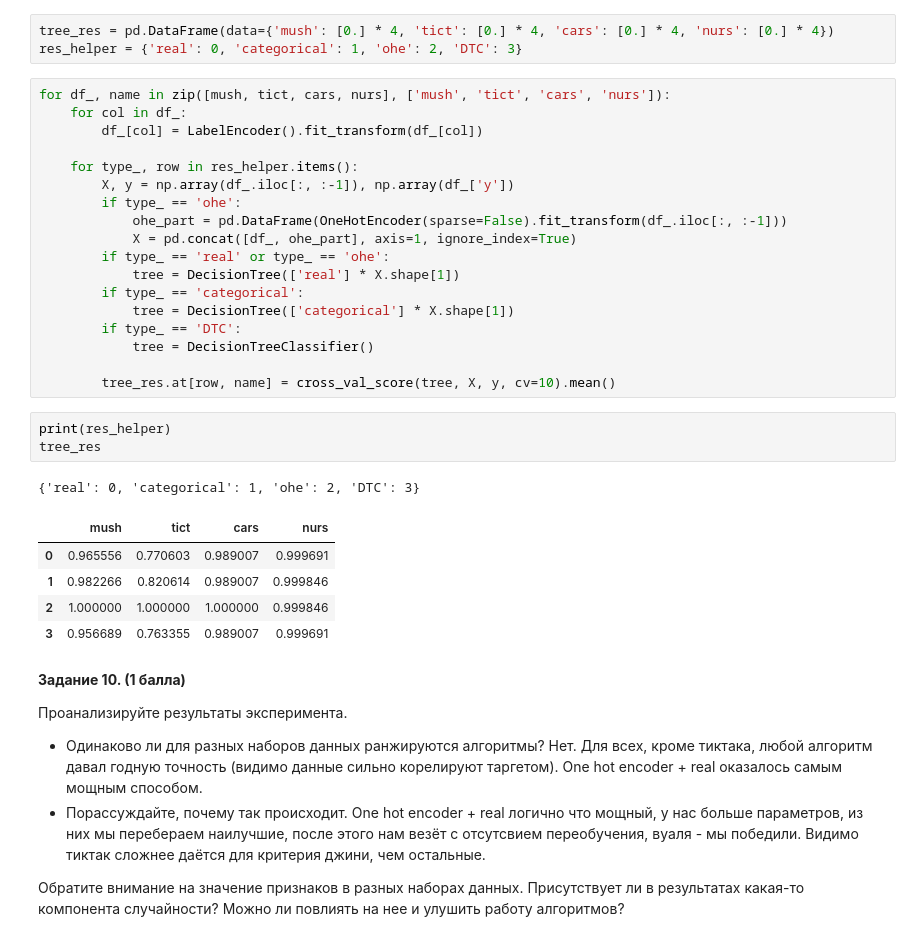
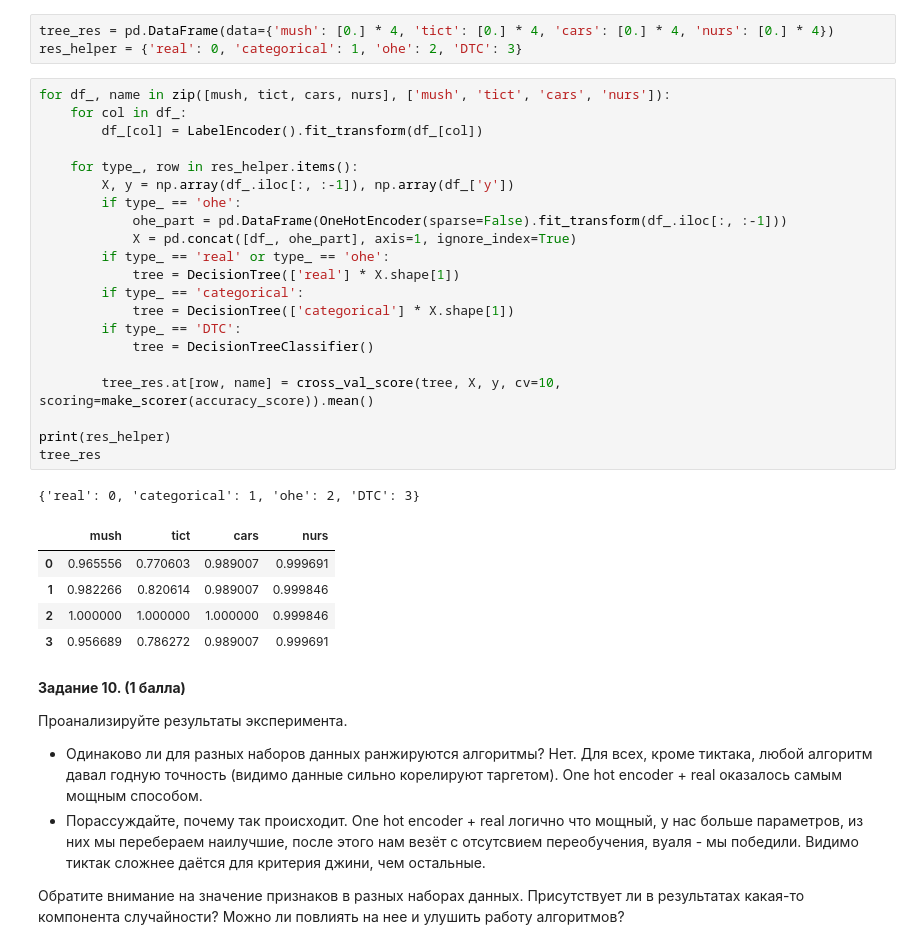
Before and after one commit to Panesher/Machine-Learning, a Jupyter notebook: HW-5/homework-practice-05-trees.ipynb, the cells around one changed output. Drawn from its saved outputs; the diff is of its cells as text.

```diff
--- a/HW-5/homework-practice-05-trees.ipynb
+++ b/HW-5/homework-practice-05-trees.ipynb
@@ -338,31 +338,31 @@ res_helper = {'real': 0, 'categorical': 1, 'ohe': 2, 'DTC': 3}
 # %%
 for df_, name in zip([mush, tict, cars, nurs], ['mush', 'tict', 'cars', 'nurs']):
     for col in df_:
         df_[col] = LabelEncoder().fit_transform(df_[col])
 
     for type_, row in res_helper.items():
         X, y = np.array(df_.iloc[:, :-1]), np.array(df_['y'])
         if type_ == 'ohe':
             ohe_part = pd.DataFrame(OneHotEncoder(sparse=False).fit_transform(df_.iloc[:, :-1]))
             X = pd.concat([df_, ohe_part], axis=1, ignore_index=True)
         if type_ == 'real' or type_ == 'ohe':
             tree = DecisionTree(['real'] * X.shape[1])
         if type_ == 'categorical':
             tree = DecisionTree(['categorical'] * X.shape[1])
         if type_ == 'DTC':
             tree = DecisionTreeClassifier()
 
-        tree_res.at[row, name] = cross_val_score(tree, X, y, cv=10).mean()
+        tree_res.at[row, name] = cross_val_score(tree, X, y, cv=10, scoring=make_scorer(accuracy_score)).mean()
+
+print(res_helper)
+tree_res
+# %% [output]
+{'real': 0, 'categorical': 1, 'ohe': 2, 'DTC': 3}
+|  | mush | tict | cars | nurs |
+| 0 | 0.965556 | 0.770603 | 0.989007 | 0.999691 |
+| 1 | 0.982266 | 0.820614 | 0.989007 | 0.999846 |
+| 2 | 1.000000 | 1.000000 | 1.000000 | 0.999846 |
+| 3 | 0.956689 | 0.786272 | 0.989007 | 0.999691 |
-# %%
-print(res_helper)
-tree_res
-# %% [output]
-{'real': 0, 'categorical': 1, 'ohe': 2, 'DTC': 3}
-|  | mush | tict | cars | nurs |
-| 0 | 0.965556 | 0.770603 | 0.989007 | 0.999691 |
-| 1 | 0.982266 | 0.820614 | 0.989007 | 0.999846 |
-| 2 | 1.000000 | 1.000000 | 1.000000 | 0.999846 |
-| 3 | 0.956689 | 0.763355 | 0.989007 | 0.999691 |
 # %% [markdown]
 __Задание 10. (1 балла)__
 
```
Also changed, not shown: parts of 5 cells of this notebook.
